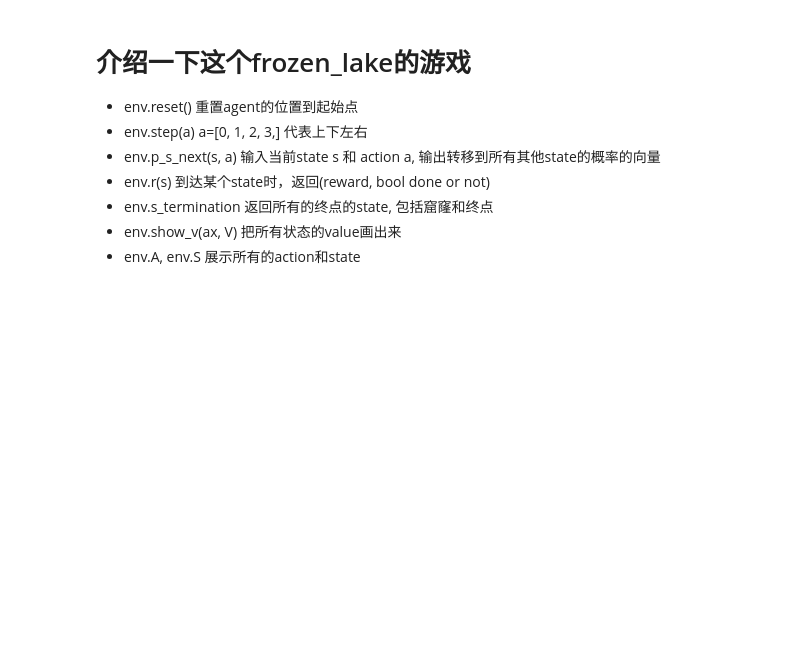
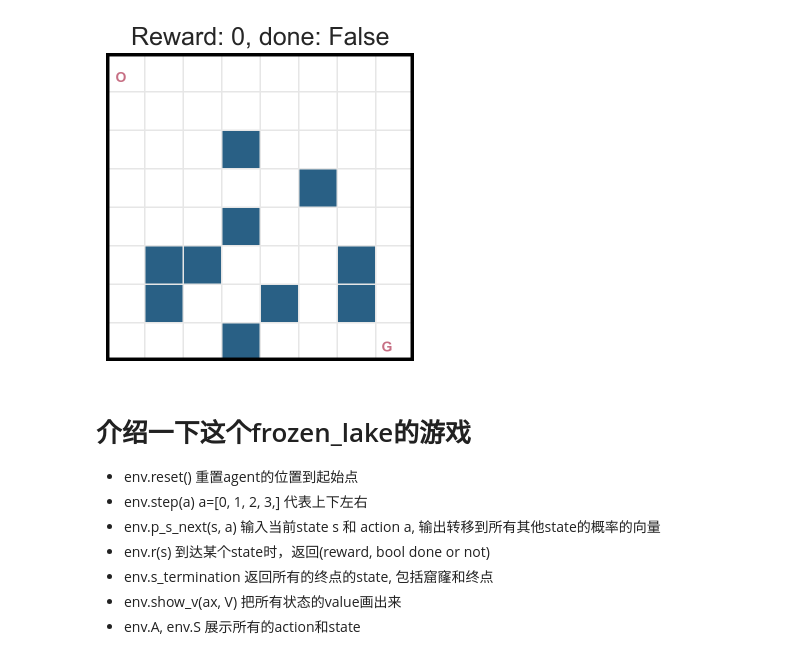
Before and after one commit to Ell08755/rl-workshop, a Jupyter notebook: 01_RLintro/01_RLintro_practice.ipynb, the cells around one changed output. Saved outputs shown, nothing was run; the diff lists cells and outputs as text; code cells hidden in the pictures; blank space fills up the shorter version.

```diff
--- a/01_RLintro/01_RLintro_practice.ipynb
+++ b/01_RLintro/01_RLintro_practice.ipynb
@@ -26,3 +24,7 @@ env.render(ax)
+# %%
+fig
+# %% [output]
+[figure, added]
 # %% [markdown]
 # 介绍一下这个frozen_lake的游戏
 * env.reset() 重置agent的位置到起始点
```
Also changed, not shown: parts of 4 cells of this notebook, 3 other files.
